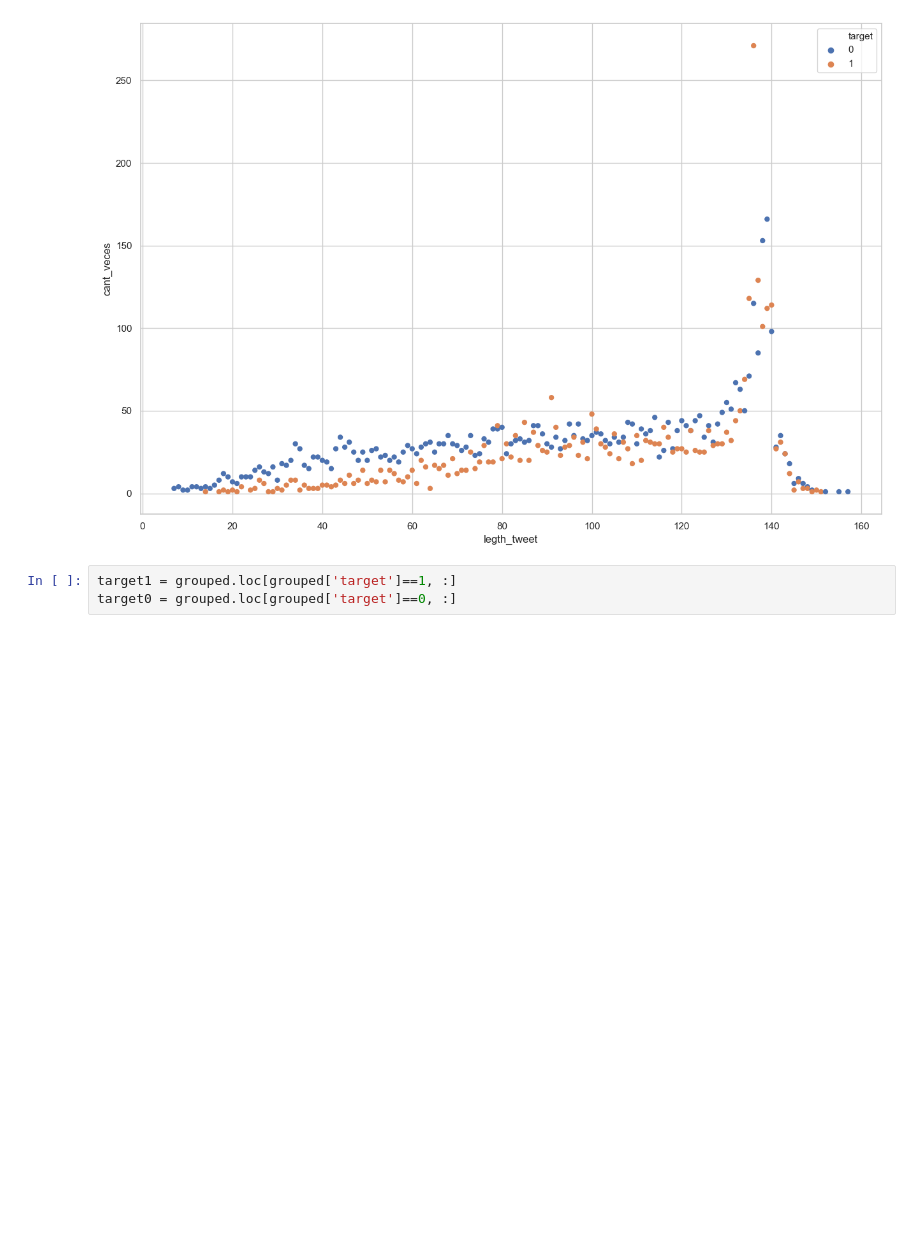
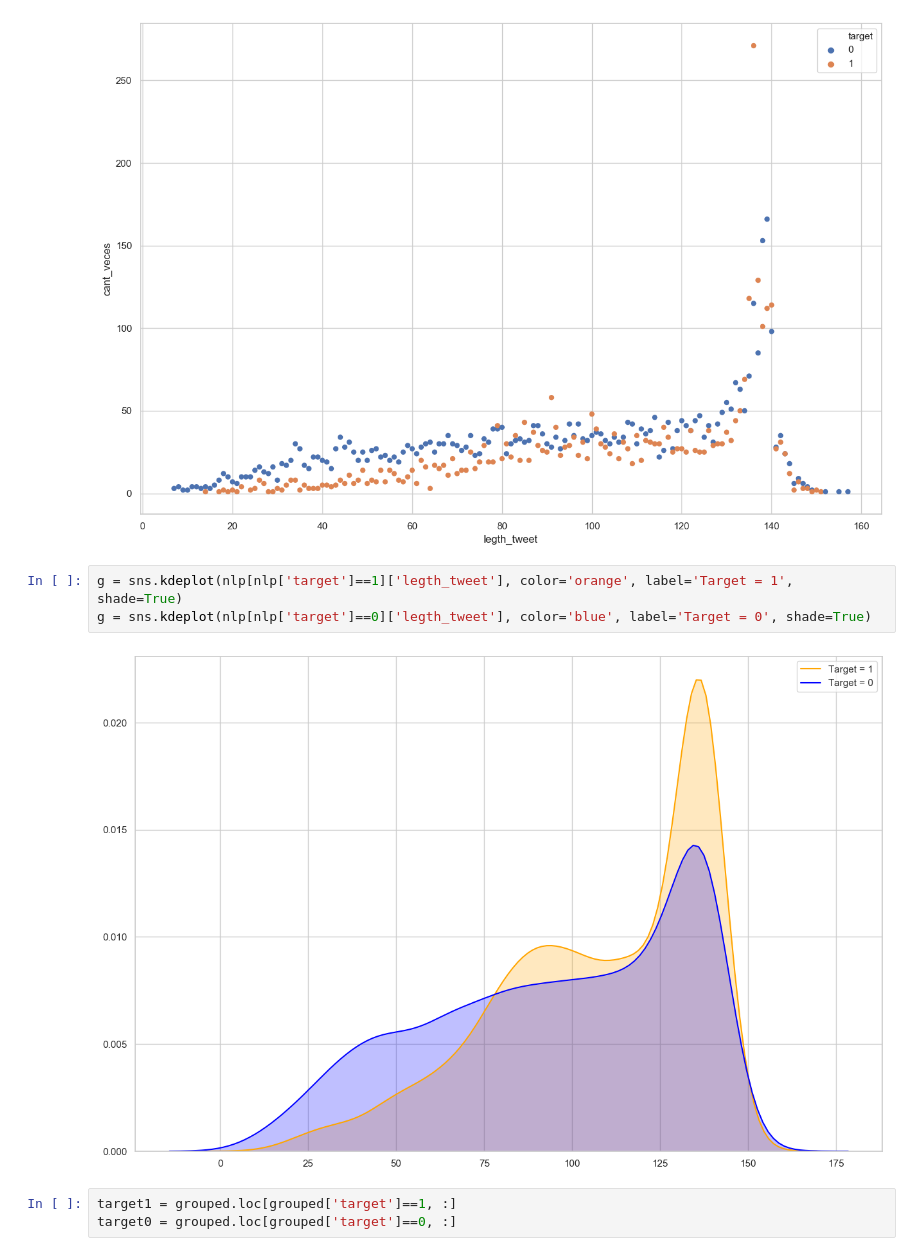
Before and after one commit to patopizzini/datos_practica, a Jupyter notebook: 02ejemplo_tp/tp1_prueba.ipynb, the cells around one changed output. Saved outputs shown, nothing was run; the diff lists cells and outputs as text; blank space fills up the shorter version.

```diff
--- a/02ejemplo_tp/tp1_prueba.ipynb
+++ b/02ejemplo_tp/tp1_prueba.ipynb
@@ -142,6 +125,11 @@ sns.scatterplot(x="legth_tweet", y="cant_veces", hue="target", sizes=(1, 8), lin
 # %% [output]
 <matplotlib.axes._subplots.AxesSubplot at 0x...>
 [figure]
+# %%
+g = sns.kdeplot(nlp[nlp['target']==1]['legth_tweet'], color='orange', label='Target = 1', shade=True)
+g = sns.kdeplot(nlp[nlp['target']==0]['legth_tweet'], color='blue', label='Target = 0', shade=True)
+# %% [output]
+[figure, added]
 # %%
 target1 = grouped.loc[grouped['target']==1, :]
 target0 = grouped.loc[grouped['target']==0, :]
```
Also changed, not shown: parts of 6 cells of this notebook.
